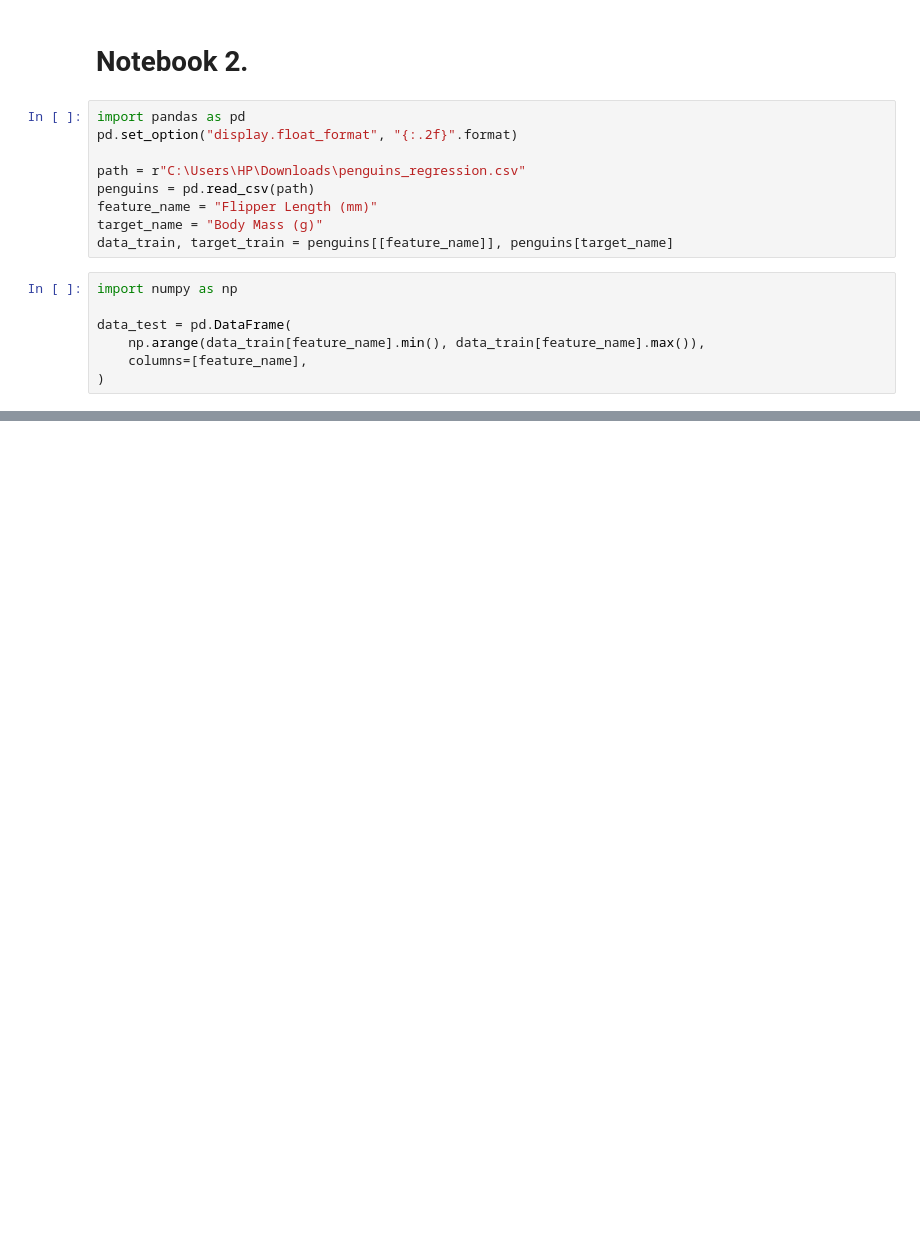
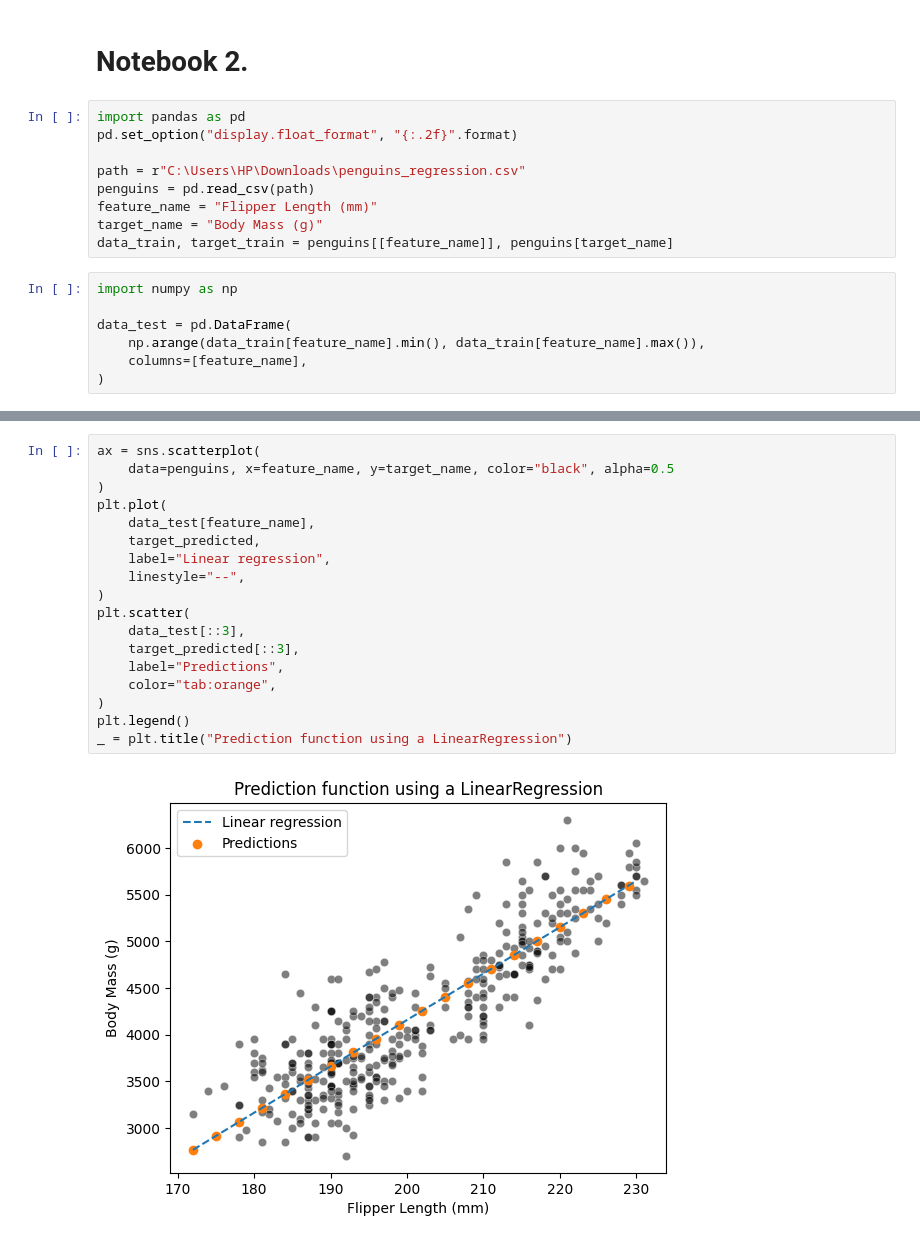
Before and after one commit to DavidGuzzi/inria, a Jupyter notebook: module_5.ipynb, the cells around one changed output, grey strips where cells are left out. Saved outputs shown, nothing was run; the diff lists cells and outputs as text; blank space fills up the shorter version.

```diff
--- a/module_5.ipynb
+++ b/module_5.ipynb
@@ -238,0 +264,20 @@ data_test = pd.DataFrame(
+# %%
+ax = sns.scatterplot(
+    data=penguins, x=feature_name, y=target_name, color="black", alpha=0.5
+)
+plt.plot(
+    data_test[feature_name],
+    target_predicted,
+    label="Linear regression",
+    linestyle="--",
+)
+plt.scatter(
+    data_test[::3],
+    target_predicted[::3],
+    label="Predictions",
+    color="tab:orange",
+)
+plt.legend()
+_ = plt.title("Prediction function using a LinearRegression")
+# %% [output]
+[figure, added]
```
Also changed, not shown: parts of 5 cells of this notebook.
